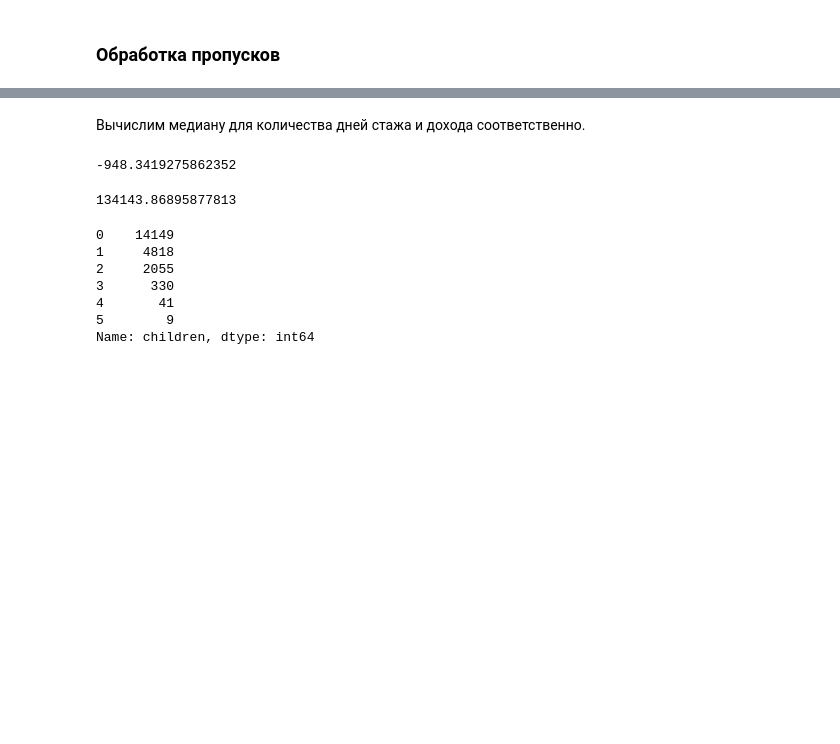
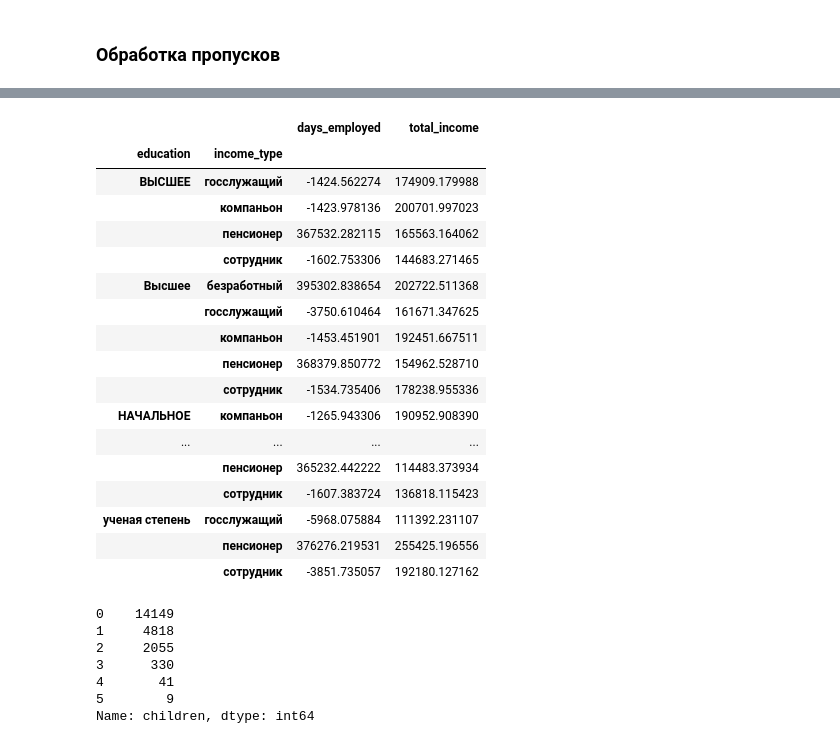
Before and after one commit to akrisanov/data-science-cource, a Jupyter notebook: course2/notebook.ipynb, the cells around one changed output, grey strips where cells are left out. Drawn from its saved outputs; the diff is of its cells as text; code cells hidden in the pictures; blank space fills up the shorter version.

```diff
--- a/course2/notebook.ipynb
+++ b/course2/notebook.ipynb
@@ -310,2 +261,0 @@ notnull_rows['total_income'].count()
-# %% [markdown]
-Вычислим медиану для количества дней стажа и дохода соответственно.
@@ -314,4 +261,0 @@ median_days_employed = notnull_rows['days_employed'].median()
-# %%
-median_days_employed
-# %% [output]
--948.3419275862352
@@ -320,4 +262,29 @@ median_total_income = notnull_rows['total_income'].median()
-# %%
-median_total_income
-# %% [output]
-134143.86895877813
+# %%
+# Составим сводную таблицу маппинга, который нужен при заполнении пропусков дней стажа
+median_values = pd.pivot_table(
+    customer_solvency,
+    index=['education', 'income_type'],
+    values=['days_employed', 'total_income'],
+    aggfunc=np.median
+)
+
+median_values
+# %% [output]
+|  |  | days_employed | total_income |
+| education | income_type |  |  |
+| ВЫСШЕЕ | госслужащий | -1424.562274 | 174909.179988 |
+|  | компаньон | -1423.978136 | 200701.997023 |
+|  | пенсионер | 367532.282115 | 165563.164062 |
+|  | сотрудник | -1602.753306 | 144683.271465 |
+| Высшее | безработный | 395302.838654 | 202722.511368 |
+|  | госслужащий | -3750.610464 | 161671.347625 |
+|  | компаньон | -1453.451901 | 192451.667511 |
+|  | пенсионер | 368379.850772 | 154962.528710 |
+|  | сотрудник | -1534.735406 | 178238.955336 |
+| НАЧАЛЬНОЕ | компаньон | -1265.943306 | 190952.908390 |
+| ... | ... | ... | ... |
+|  | пенсионер | 365232.442222 | 114483.373934 |
+|  | сотрудник | -1607.383724 | 136818.115423 |
+| ученая степень | госслужащий | -5968.075884 | 111392.231107 |
+|  | пенсионер | 376276.219531 | 255425.196556 |
+|  | сотрудник | -3851.735057 | 192180.127162 |
```
Also changed, not shown: parts of 28 cells of this notebook, 1 other file.
